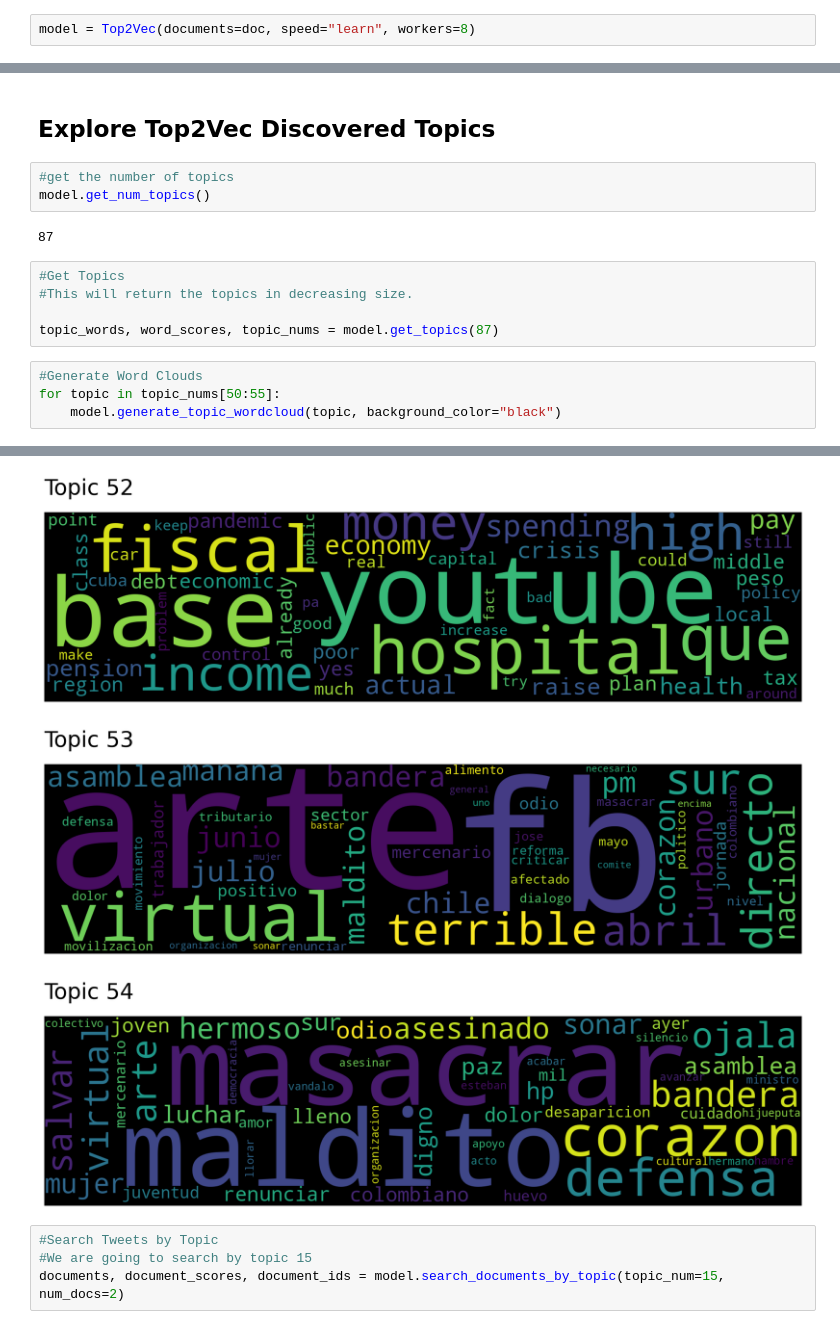
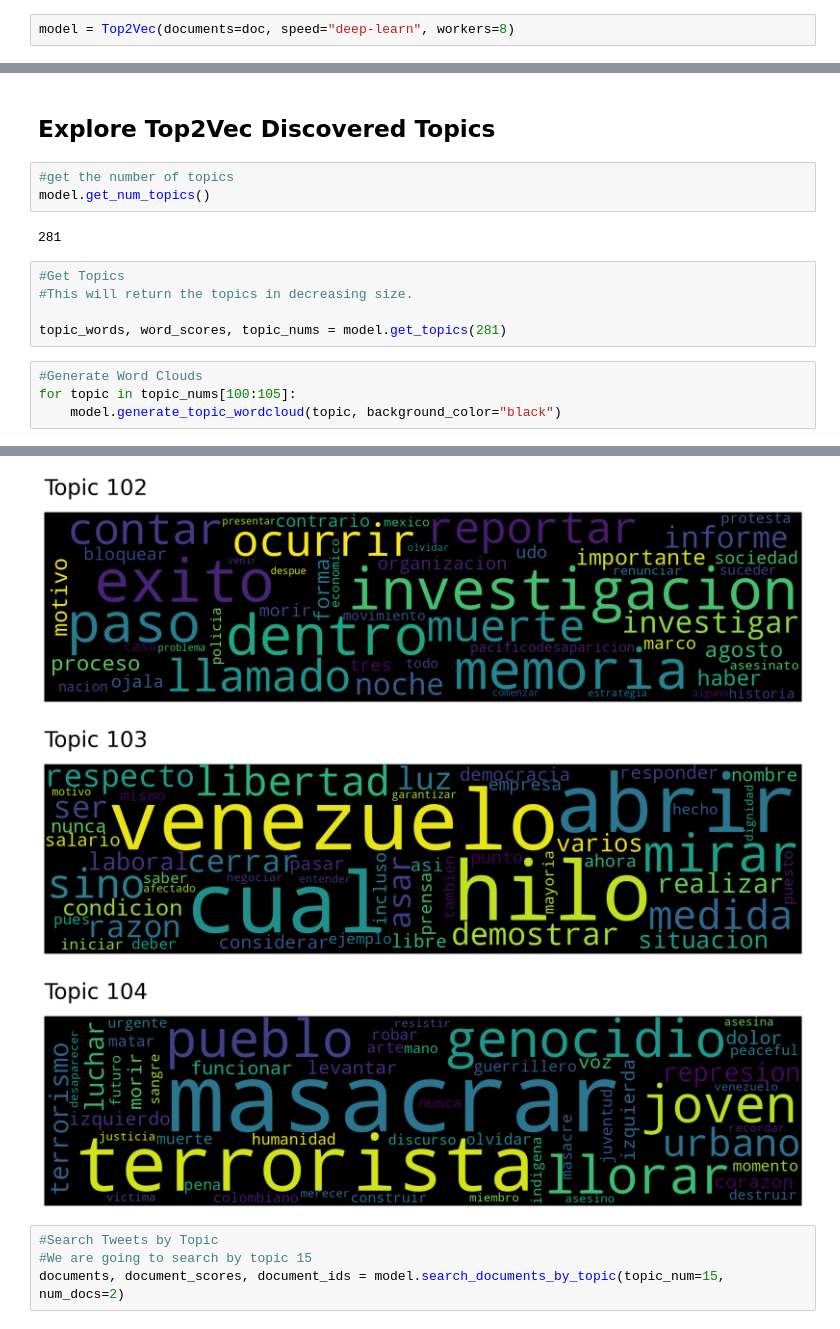
Before and after one commit to OmdenaAI/omdena-colombia-socialnetwork, a Jupyter notebook: src/tasks/task-3-exploratory-data-analysis/EDA/top2vec.ipynb, the cells around one changed output, grey strips where cells are left out. Cells and saved outputs as stored; diff of their text form.

Commit message:
top2vec with deep-learn(error)

```diff
--- a/src/tasks/task-3-exploratory-data-analysis/EDA/top2vec.ipynb
+++ b/src/tasks/task-3-exploratory-data-analysis/EDA/top2vec.ipynb
@@ -26,3 +29,3 @@ doc = df['preprocessed_data_without_hashtags'].values.tolist()
 # %%
-model = Top2Vec(documents=doc, speed="learn", workers=8)
+model = Top2Vec(documents=doc, speed="deep-learn", workers=8)
 # %% [output]
@@ -37,14 +40,14 @@ model = Top2Vec(documents=doc, speed="learn", workers=8)
 #get the number of topics
 model.get_num_topics()
 # %% [output]
-87
+281
 # %%
 #Get Topics
 #This will return the topics in decreasing size.
 
-topic_words, word_scores, topic_nums = model.get_topics(87)
+topic_words, word_scores, topic_nums = model.get_topics(281)
 # %%
 #Generate Word Clouds
-for topic in topic_nums[50:55]:
+for topic in topic_nums[100:105]:
     model.generate_topic_wordcloud(topic, background_color="black")
 # %% [output]
@@ -53,6 +56,6 @@ for topic in topic_nums[50:55]:
-[figure, old version]
+[figure, new version]
-[figure, old version]
+[figure, new version]
-[figure, old version]
+[figure, new version]
 # %%
 #Search Tweets by Topic
 #We are going to search by topic 15
```
Also changed, not shown: parts of 7 cells of this notebook.
